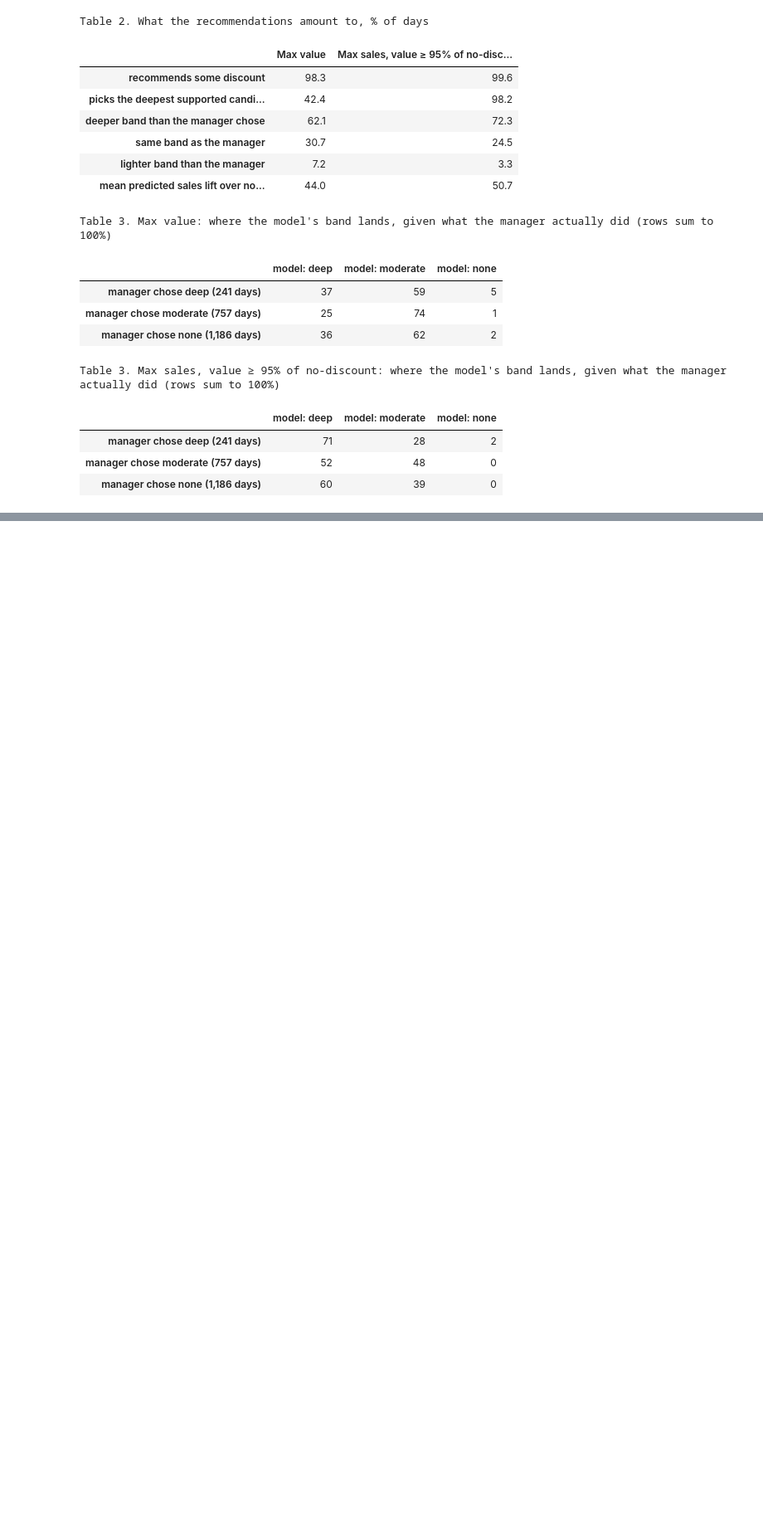
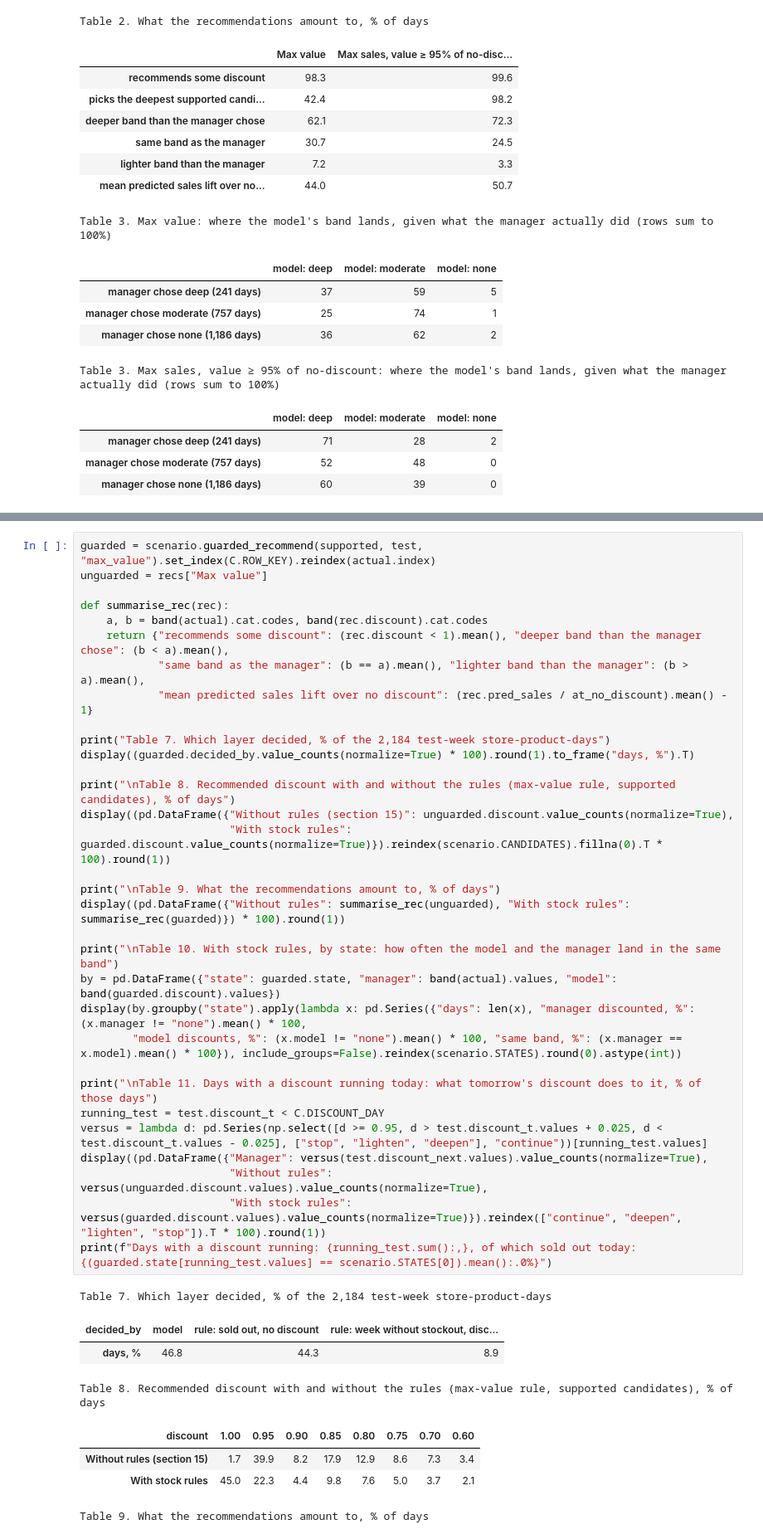
Before and after one commit to Lisayinyy/MAIB_7002, a Jupyter notebook: discount_sales_prediction.ipynb, the cells around one changed output, grey strips where cells are left out. Shown at 83% size. Drawn from its saved outputs; the diff is of its cells as text; blank space fills up the shorter version.

```diff
--- a/discount_sales_prediction.ipynb
+++ b/discount_sales_prediction.ipynb
@@ -960,0 +1001,41 @@ Set `RERUN_TUNING = True` in the first cell to recompute every grid from scratch
+# %%
+guarded = scenario.guarded_recommend(supported, test, "max_value").set_index(C.ROW_KEY).reindex(actual.index)
+unguarded = recs["Max value"]
+
+def summarise_rec(rec):
+    a, b = band(actual).cat.codes, band(rec.discount).cat.codes
+    return {"recommends some discount": (rec.discount < 1).mean(), "deeper band than the manager chose": (b < a).mean(),
+            "same band as the manager": (b == a).mean(), "lighter band than the manager": (b > a).mean(),
+            "mean predicted sales lift over no discount": (rec.pred_sales / at_no_discount).mean() - 1}
+
+print("Table 7. Which layer decided, % of the 2,184 test-week store-product-days")
+display((guarded.decided_by.value_counts(normalize=True) * 100).round(1).to_frame("days, %").T)
+
+print("\nTable 8. Recommended discount with and without the rules (max-value rule, supported candidates), % of days")
+display((pd.DataFrame({"Without rules (section 15)": unguarded.discount.value_counts(normalize=True),
+                       "With stock rules": guarded.discount.value_counts(normalize=True)}).reindex(scenario.CANDIDATES).fillna(0).T * 100).round(1))
+
+print("\nTable 9. What the recommendations amount to, % of days")
+display((pd.DataFrame({"Without rules": summarise_rec(unguarded), "With stock rules": summarise_rec(guarded)}) * 100).round(1))
+
+print("\nTable 10. With stock rules, by state: how often the model and the manager land in the same band")
+by = pd.DataFrame({"state": guarded.state, "manager": band(actual).values, "model": band(guarded.discount).values})
+display(by.groupby("state").apply(lambda x: pd.Series({"days": len(x), "manager discounted, %": (x.manager != "none").mean() * 100,
+        "model discounts, %": (x.model != "none").mean() * 100, "same band, %": (x.manager == x.model).mean() * 100}), include_groups=False).reindex(scenario.STATES).round(0).astype(int))
+
+print("\nTable 11. Days with a discount running today: what tomorrow's discount does to it, % of those days")
+running_test = test.discount_t < C.DISCOUNT_DAY
+versus = lambda d: pd.Series(np.select([d >= 0.95, d > test.discount_t.values + 0.025, d < test.discount_t.values - 0.025], ["stop", "lighten", "deepen"], "continue"))[running_test.values]
+display((pd.DataFrame({"Manager": versus(test.discount_next.values).value_counts(normalize=True),
+                       "Without rules": versus(unguarded.discount.values).value_counts(normalize=True),
+                       "With stock rules": versus(guarded.discount.values).value_counts(normalize=True)}).reindex(["continue", "deepen", "lighten", "stop"]).T * 100).round(1))
+print(f"Days with a discount running: {running_test.sum():,}, of which sold out today: {(guarded.state[running_test.values] == scenario.STATES[0]).mean():.0%}")
+# %% [output]
+Table 7. Which layer decided, % of the 2,184 test-week store-product-days
+| decided_by | model | rule: sold out, no discount | rule: week without stockout, disc... |
+| days, % | 46.8 | 44.3 | 8.9 |
+Table 8. Recommended discount with and without the rules (max-value rule, supported candidates), % of days
+| discount | 1.00 | 0.95 | 0.90 | 0.85 | 0.80 | 0.75 | 0.70 | 0.60 |
+| Without rules (section 15) | 1.7 | 39.9 | 8.2 | 17.9 | 12.9 | 8.6 | 7.3 | 3.4 |
+| With stock rules | 45.0 | 22.3 | 4.4 | 9.8 | 7.6 | 5.0 | 3.7 | 2.1 |
+Table 9. What the recommendations amount to, % of days
```
Also changed, not shown: parts of 9 cells of this notebook, 4 other files.
